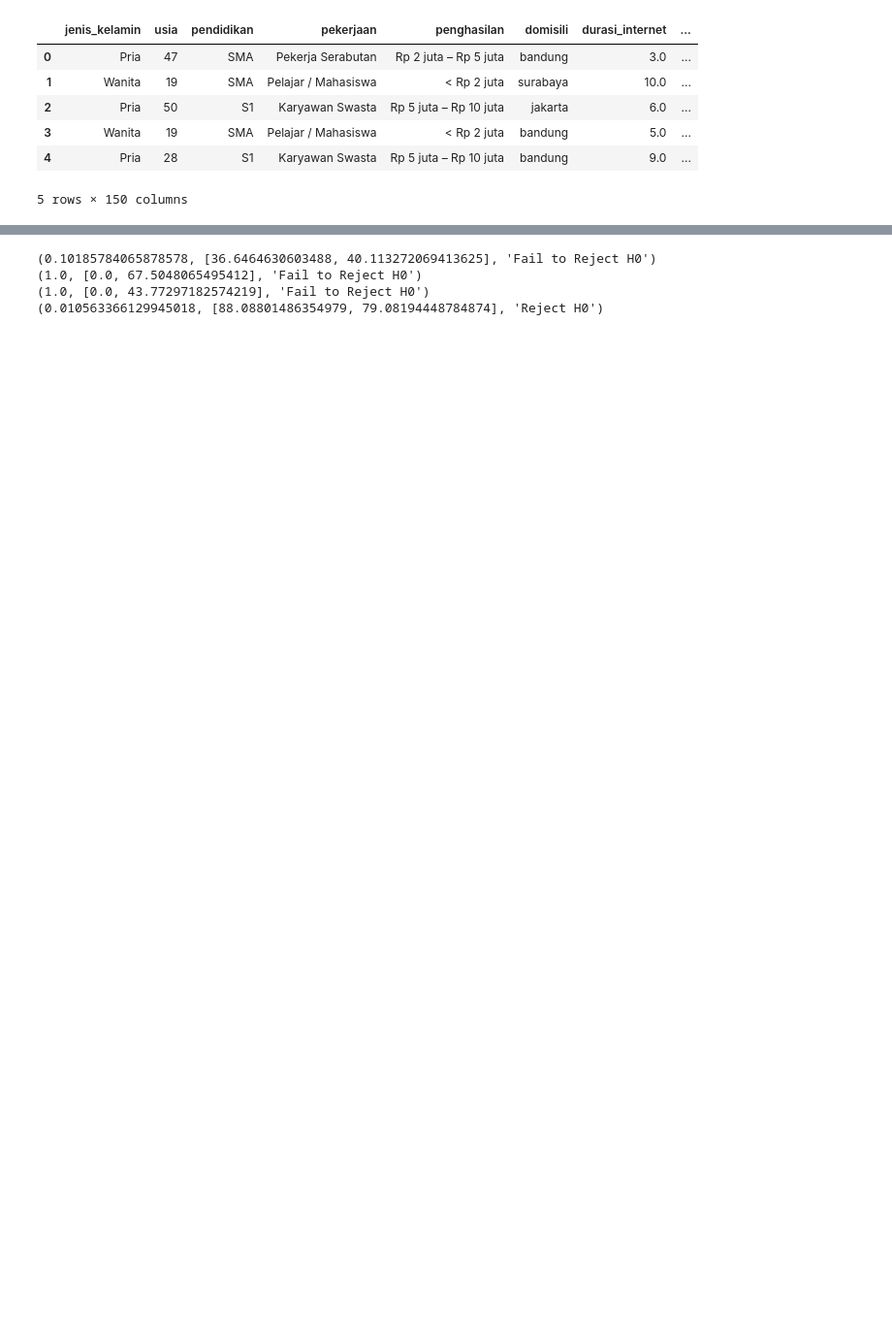
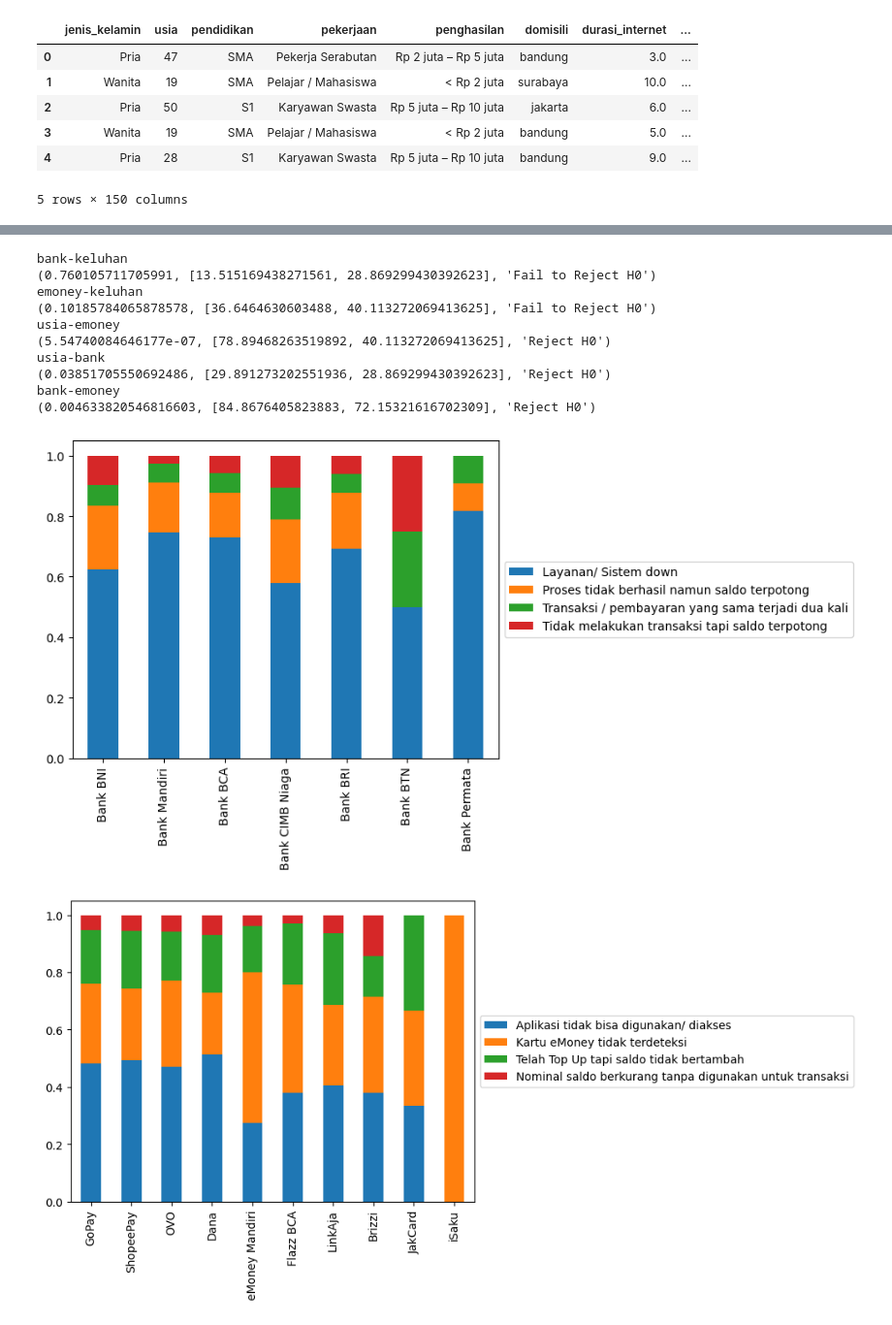
Before and after one commit to goldwinsonick/tubes-probstat-2023, a Jupyter notebook: scripts/03_Data Analysis 3.ipynb, the cells around one changed output, grey strips where cells are left out. Shown at 97% size. Cells and saved outputs as stored; diff of their text form; code cells hidden in the pictures; blank space fills up the shorter version.

```diff
--- a/scripts/03_Data Analysis 3.ipynb
+++ b/scripts/03_Data Analysis 3.ipynb
@@ -141,10 +142,19 @@ def createCont(cols1, cols2):
     cont = pd.DataFrame(newDict)
     cont = cont.set_axis(vals1, axis="index")
     cont = cont.set_axis(vals2, axis="columns")
+
+    normalized_df = cont.div(cont.sum(axis=1), axis=0)
+    normalized_df.plot(kind="bar", stacked=True)
+
+    plt.legend(loc='center left', bbox_to_anchor=(1, 0.5))
+
     return cont
 
 def createCont2(col1, cols2):
-    vals1 = df[col1].value_counts().index.tolist()
+    # vals1 = df[col1].value_counts().index.tolist()
+    df_copy = df.copy()
+    df_copy[col1] = pd.cut(df_copy[col1], bins=[10,18,25,40,70])
+    vals1 = df_copy[col1].value_counts().index.tolist()
     vals2 = []
     for col in cols2:
         vals2.append(df[col].value_counts().index.tolist()[0])
@@ -152,6 +162,7 @@ def createCont2(col1, cols2):
     for x1 in vals1:
         for x2 in cols2:
             df_filtered = df.dropna(subset=[x2])
+            df_filtered = df_filtered.loc[df_copy[col1] == x1]
             val = df_filtered.shape[0]
             if(x2 not in newDict):
                 newDict[x2] = {}
@@ -159,24 +170,50 @@ def createCont2(col1, cols2):
     cont = pd.DataFrame(newDict)
     cont = cont.set_axis(vals1, axis="index")
     cont = cont.set_axis(vals2, axis="columns")
+
+    normalized_df = cont.div(cont.sum(axis=0), axis=1)
+    normalized_df.T.plot(kind="bar", stacked=True)
+
+    plt.legend(loc='center left', bbox_to_anchor=(1, 0.5))
+
     return cont
 # %%
 emoney_pilihan_cols = ["emoney_pilihan1", "emoney_pilihan2", "emoney_pilihan3", "emoney_pilihan4", "emoney_pilihan5", "emoney_pilihan6"
-        , "emoney_pilihan7", "emoney_pilihan8", "emoney_pilihan9", "emoney_pilihan10", "emoney_pilihan11"]
+        , "emoney_pilihan7", "emoney_pilihan9", "emoney_pilihan10", "emoney_pilihan11"]
 keluhan_emoney_cols = ["keluhan_emoney_1", "keluhan_emoney_2", "keluhan_emoney_3", "keluhan_emoney_4"]
 bank_cols = ["bank_1", "bank_2", "bank_3", "bank_4", "bank_5", "bank_6", "bank_7"]
-
-# df["usia"] = pd.cut(df["usia"], bins=[10,19,30,40,50,60,70])
+keluhan_cols = ["keluhan_1", "keluhan_2", "keluhan3", "keluhan 4"]
 
 
 
-print(chiSqTest(createCont(emoney_pilihan_cols, keluhan_emoney_cols).drop(['Tidak Menggunakan eMoney'], axis=0)))
+
+print("bank-keluhan")
+print(chiSqTest(createCont(bank_cols, keluhan_cols)))
+print("emoney-keluhan")
+print(chiSqTest(createCont(emoney_pilihan_cols, keluhan_emoney_cols)))
+
+# print("keluhan-bank")
+# print(chiSqTest(createCont(keluhan_cols, bank_cols)))
+# print("keluhan-emoney")
+# print(chiSqTest(createCont(keluhan_emoney_cols, emoney_pilihan_cols).drop(['Tidak Menggunakan eMoney'], axis=1)))
+
+print("usia-emoney")
 print(chiSqTest(createCont2("usia", emoney_pilihan_cols)))
+print("usia-bank")
 print(chiSqTest(createCont2("usia", bank_cols)))
+print("bank-emoney")
+print(chiSqTest(createCont(bank_cols, emoney_pilihan_cols)))
 # mau ngetest aja chisquarenya beneran ada ato ngk
-print(chiSqTest(createCont(bank_cols, emoney_pilihan_cols)))
 # %% [output]
+bank-keluhan
+(0.760105711705991, [13.515169438271561, 28.869299430392623], 'Fail to Reject H0')
+emoney-keluhan
 (0.10185784065878578, [36.6464630603488, 40.113272069413625], 'Fail to Reject H0')
-(1.0, [0.0, 67.5048065495412], 'Fail to Reject H0')
-(1.0, [0.0, 43.77297182574219], 'Fail to Reject H0')
-(0.010563366129945018, [88.08801486354979, 79.08194448784874], 'Reject H0')
+usia-emoney
+(5.54740084646177e-07, [78.89468263519892, 40.113272069413625], 'Reject H0')
+usia-bank
+(0.03851705550692486, [29.891273202551936, 28.869299430392623], 'Reject H0')
+bank-emoney
+(0.004633820546816603, [84.8676405823883, 72.15321616702309], 'Reject H0')
+[figure, added]
+[figure, added]
```
Also changed, not shown: parts of 3 cells of this notebook, 12 other files.
